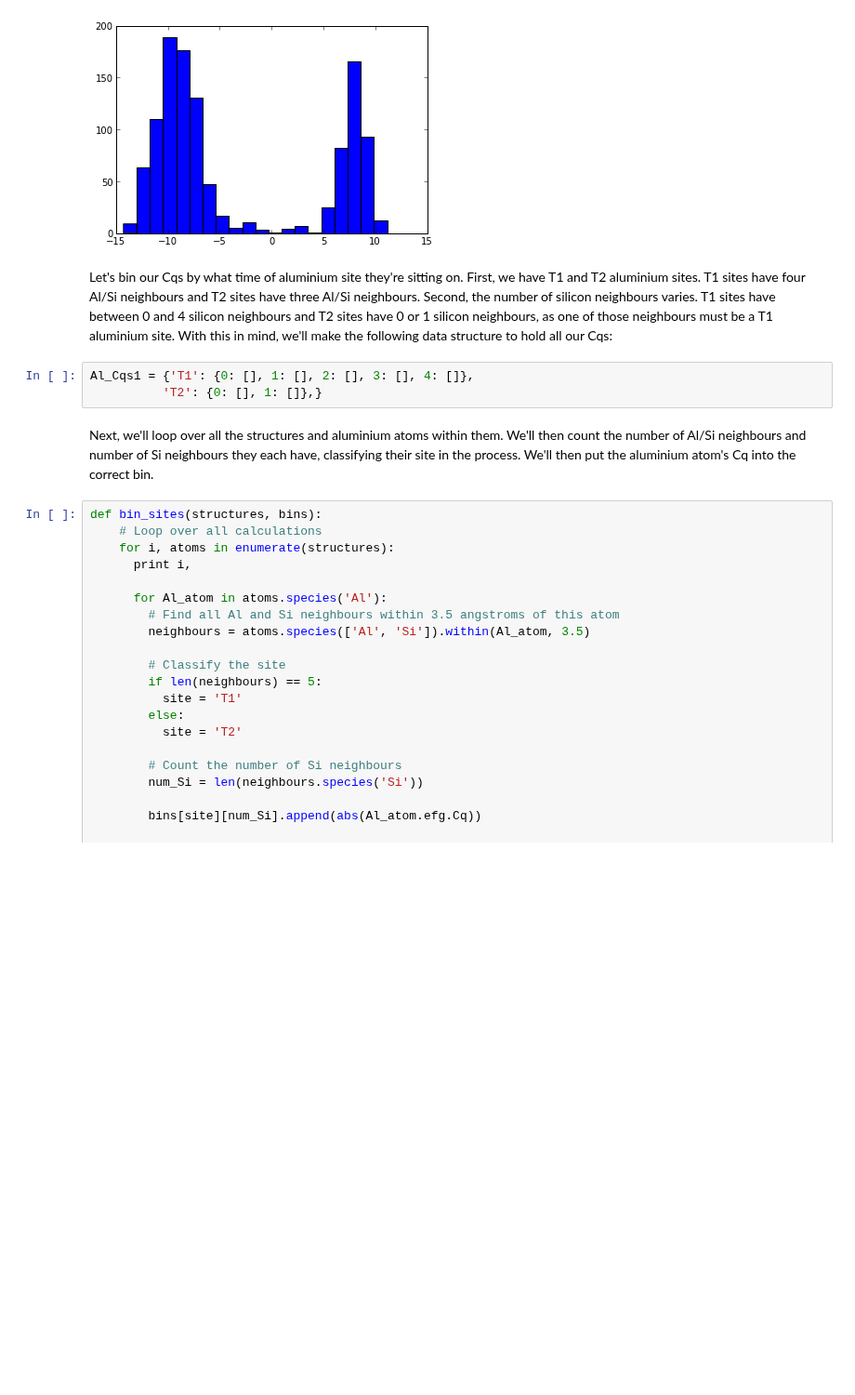
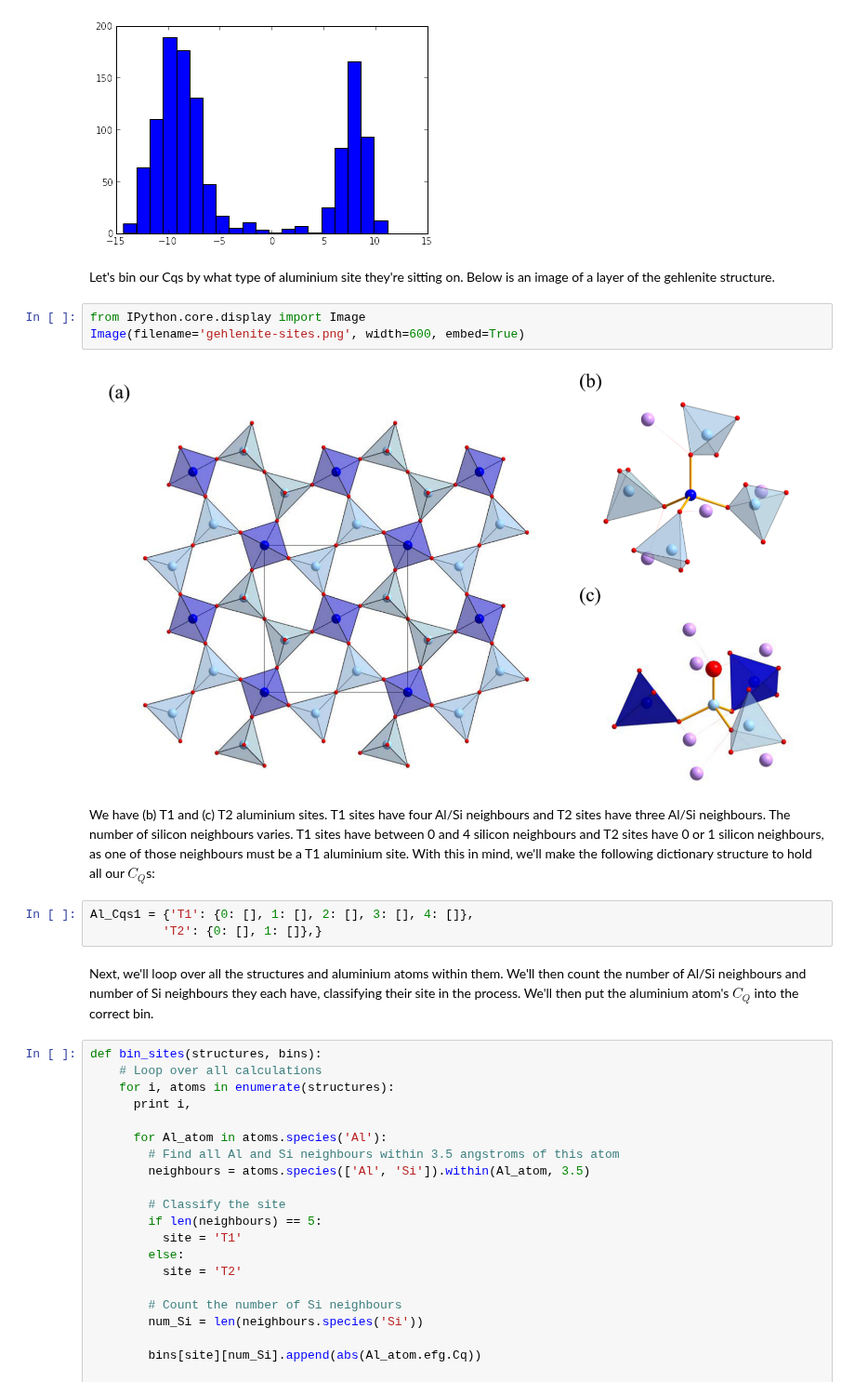
Before and after one commit to tfgg/magres-format, a Jupyter notebook: notebooks/Processing disordered EFGs.ipynb, the cells around one changed output. Shown at 93% size. Drawn from its saved outputs; the diff is of its cells as text; blank space fills up the shorter version.

Commit message:
fix up gehlenite notebook

```diff
--- a/notebooks/Processing disordered EFGs.ipynb
+++ b/notebooks/Processing disordered EFGs.ipynb
@@ -33,13 +38,20 @@ hist(all_Cqs, bins=20)
           6.05318654,   7.32393701,   8.59468747,   9.86543793,  11.13618839]),
  <a list of 20 Patch objects>)
 [figure]
+# %% [markdown]
+Let's bin our Cqs by what type of aluminium site they're sitting on. Below is an image of a layer of the gehlenite structure.
+# %%
+from IPython.core.display import Image
+Image(filename='gehlenite-sites.png', width=600, embed=True)
+# %% [output]
+[figure, added]
 # %% [markdown]
-Let's bin our Cqs by what time of aluminium site they're sitting on. First, we have T1 and T2 aluminium sites. T1 sites have four Al/Si neighbours and T2 sites have three Al/Si neighbours. Second, the number of silicon neighbours varies. T1 sites have between 0 and 4 silicon neighbours and T2 sites have 0 or 1 silicon neighbours, as one of those neighbours must be a T1 aluminium site. With this in mind, we'll make the following data structure to hold all our Cqs:
+We have (b) T1 and (c) T2 aluminium sites. T1 sites have four Al/Si neighbours and T2 sites have three Al/Si neighbours. The number of silicon neighbours varies. T1 sites have between 0 and 4 silicon neighbours and T2 sites have 0 or 1 silicon neighbours, as one of those neighbours must be a T1 aluminium site. With this in mind, we'll make the following dictionary structure to hold all our $C_Q$s:
 # %%
 Al_Cqs1 = {'T1': {0: [], 1: [], 2: [], 3: [], 4: []},
           'T2': {0: [], 1: []},}
 # %% [markdown]
-Next, we'll loop over all the structures and aluminium atoms within them. We'll then count the number of Al/Si neighbours and number of Si neighbours they each have, classifying their site in the process. We'll then put the aluminium atom's Cq into the correct bin.
+Next, we'll loop over all the structures and aluminium atoms within them. We'll then count the number of Al/Si neighbours and number of Si neighbours they each have, classifying their site in the process. We'll then put the aluminium atom's $C_Q$ into the correct bin.
 # %%
 def bin_sites(structures, bins):
     # Loop over all calculations
```
Also changed, not shown: parts of 9 cells of this notebook, 3 other files.
